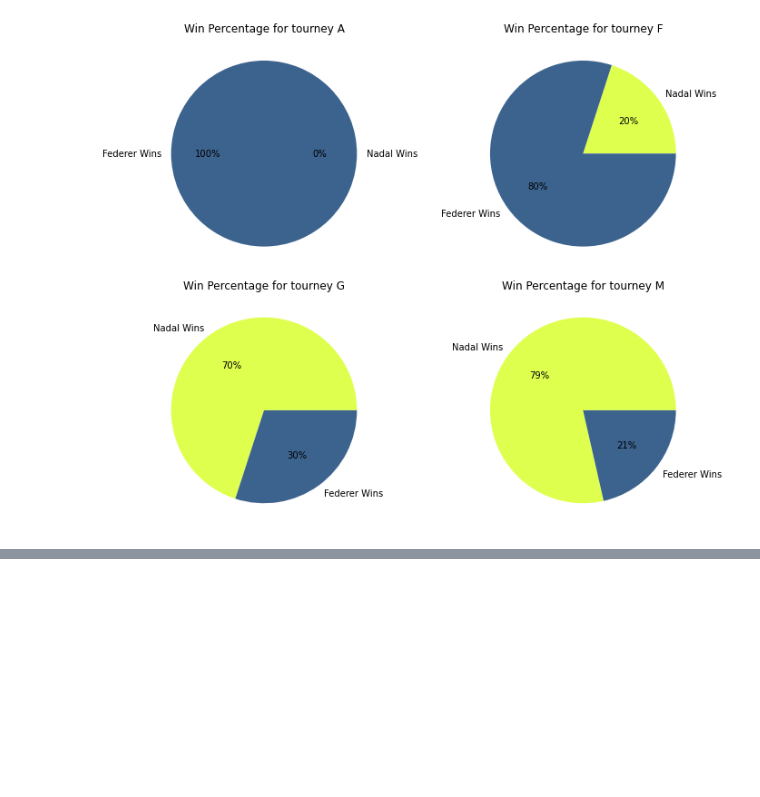
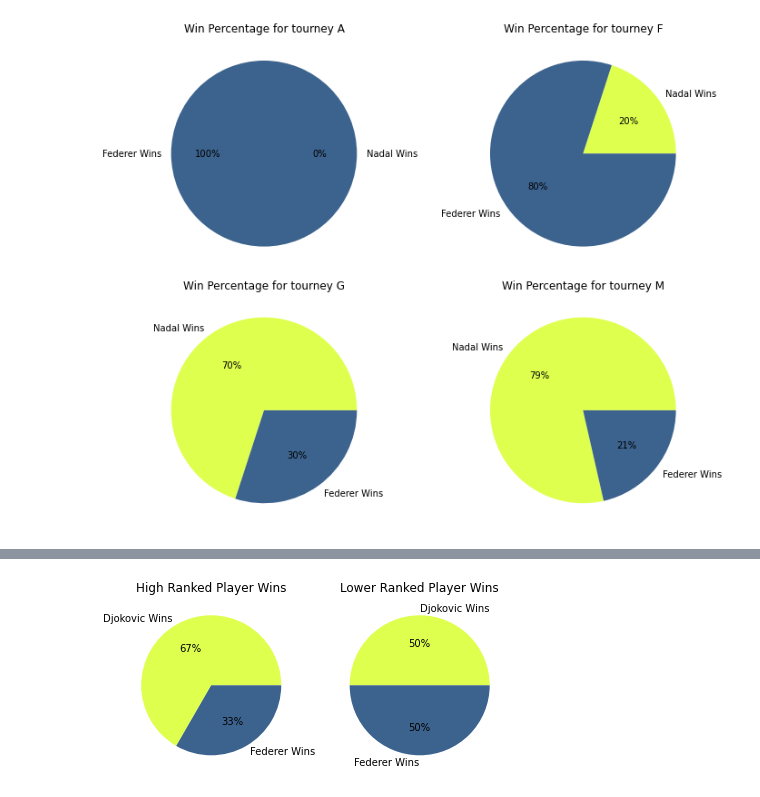
Before and after one commit to Racket-Science/Tennis-Match-Predictions, a Jupyter notebook: Notebooks/daniel_explore_test.ipynb, the cells around one changed output, grey strips where cells are left out. Cells and saved outputs as stored; diff of their text form; code cells hidden in the pictures; blank space fills up the shorter version.

```diff
--- a/Notebooks/daniel_explore_test.ipynb
+++ b/Notebooks/daniel_explore_test.ipynb
@@ -420,0 +477,36 @@ get_pie_tourney_level(fed_v_nad1)
+# %%
+fed_v_djo1 = df[df.player_1.isin(['Novak Djokovic']) & df.player_2.isin(['Roger Federer'])]
+Roger_Federer1 = df[df.player_1.isin(['Roger Federer'])]
+Roger_Federer2 = df[df.player_2.isin(['Roger Federer'])]
+Andy_djoray1 = df[df.player_1.isin(['Novak Djokovic'])]
+Andy_djoray2 = df[df.player_2.isin(['Novak Djokovic'])]
+# %%
+def get_pies_upsets(fed_v_djo1):
+    "create pie charts showing upset percentage for having and not having the first move"
+
+    # create axis object
+    fig, (ax1,ax2) = plt.subplots(1,2)
+
+    # create pie chart and assign to axis object
+    values = [len(fed_v_djo1.no_upset[(fed_v_djo1.player_1_wins == True) & (fed_v_djo1.no_upset == True)]),
+            len(fed_v_djo1.no_upset[(fed_v_djo1.player_1_wins == True) & (fed_v_djo1.no_upset == False)])]
+    labels = ['Djokovic Wins', 'Federer Wins']
+
+    ax1.pie(values, labels=labels, autopct='%.0f%%', colors=['#dfff4f', '#3C638E'])
+    ax1.title.set_text('High Ranked Player Wins')
+
+    # create pie chart and and assign to axis object
+    values = [len(fed_v_djo1.no_upset[(fed_v_djo1.player_1_wins == False) & (fed_v_djo1.no_upset == True)]),
+            len(fed_v_djo1.no_upset[(fed_v_djo1.player_1_wins == False) & (fed_v_djo1.no_upset == False)])]
+    labels = ['Djokovic Wins', 'Federer Wins']
+
+    ax2.pie(values, labels=labels, autopct='%.0f%%', colors=['#dfff4f', '#3C638E'])
+    ax2.title.set_text('Lower Ranked Player Wins')
+
+    # display charts
+    plt.tight_layout()
+    plt.show()
+# %%
+get_pies_upsets(fed_v_djo1)
+# %% [output]
+[figure, added]
```
Also changed, not shown: parts of 9 cells of this notebook.
